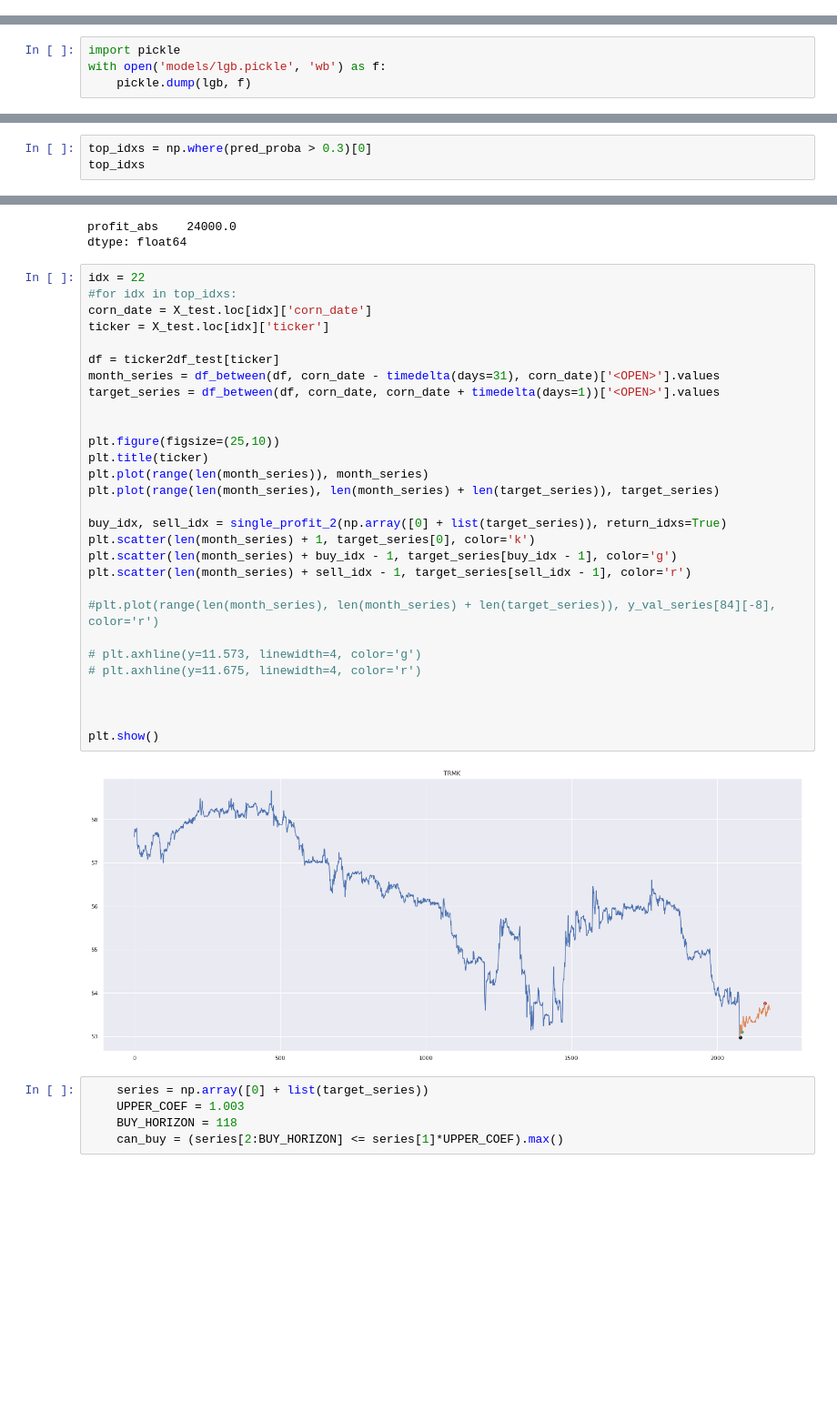
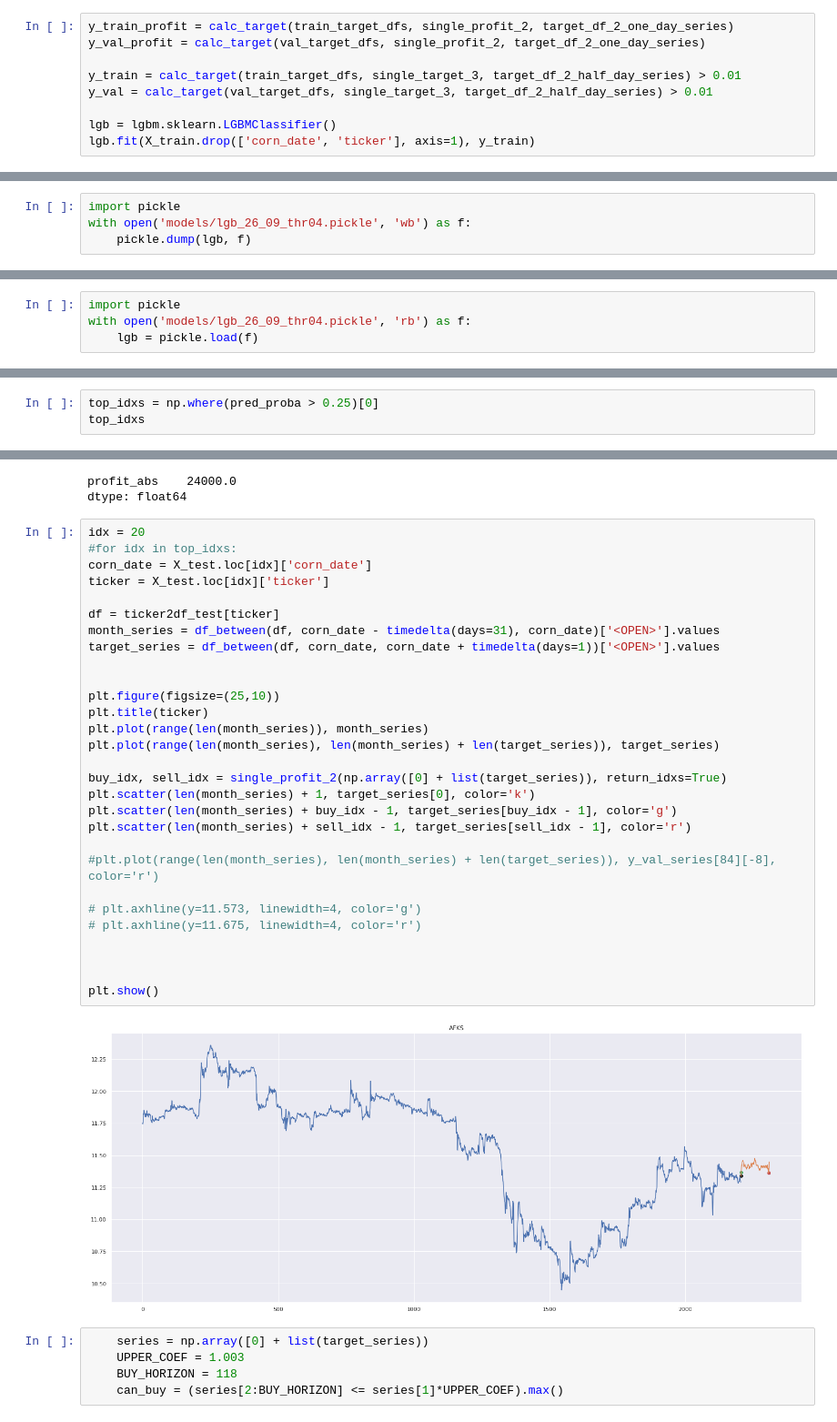
Before and after one commit to ajmal017/finance-4, a Jupyter notebook: train.ipynb, the cells around one changed output, grey strips where cells are left out. Shown: that part at 91% size. Cells and saved outputs as stored; diff of their text form; blank space fills up the shorter version.

```diff
--- a/train.ipynb
+++ b/train.ipynb
@@ -203,0 +74,9 @@ plt.plot(proba_matrix.sum(axis=0))
+# %%
+y_train_profit = calc_target(train_target_dfs, single_profit_2, target_df_2_one_day_series)
+y_val_profit = calc_target(val_target_dfs, single_profit_2, target_df_2_one_day_series)
+
+y_train = calc_target(train_target_dfs, single_target_3, target_df_2_half_day_series) > 0.01
+y_val = calc_target(val_target_dfs, single_target_3, target_df_2_half_day_series) > 0.01
+
+lgb = lgbm.sklearn.LGBMClassifier()
+lgb.fit(X_train.drop(['corn_date', 'ticker'], axis=1), y_train)
@@ -457,7 +243,7 @@ LGBMClassifier(boosting_type='gbdt', class_weight=None, colsample_bytree=1.0,
         subsample=1.0, subsample_for_bin=200000, subsample_freq=0)
 # %%
 import pickle
-with open('models/lgb.pickle', 'wb') as f:
+with open('models/lgb_26_09_thr04.pickle', 'wb') as f:
     pickle.dump(lgb, f)
 # %% [markdown]
 # Inference
@@ -501,5 +269,9 @@ FIVE
 # %%
 X_test, y_test_series = all_samples(ticker2df_test, [datetime.today().date()], test_mode=True)
+# %%
+import pickle
+with open('models/lgb_26_09_thr04.pickle', 'rb') as f:
+    lgb = pickle.load(f)
 # %%
 X_test
 # %% [output]
@@ -535,6 +307,6 @@ plt.show()
 # %% [output]
 666602.65
 # %%
-top_idxs = np.where(pred_proba > 0.3)[0]
+top_idxs = np.where(pred_proba > 0.25)[0]
 top_idxs
 # %% [output]
@@ -612,36 +362,36 @@ X_test.loc[top_idxs, ['profit_abs']].sum()
 profit_abs    24000.0
 dtype: float64
 # %%
-idx = 22
+idx = 20
 #for idx in top_idxs:
 corn_date = X_test.loc[idx]['corn_date']
 ticker = X_test.loc[idx]['ticker']
 
 df = ticker2df_test[ticker]
 month_series = df_between(df, corn_date - timedelta(days=31), corn_date)['<OPEN>'].values
 target_series = df_between(df, corn_date, corn_date + timedelta(days=1))['<OPEN>'].values
 
 
 plt.figure(figsize=(25,10))
 plt.title(ticker)
 plt.plot(range(len(month_series)), month_series)
 plt.plot(range(len(month_series), len(month_series) + len(target_series)), target_series)
 
 buy_idx, sell_idx = single_profit_2(np.array([0] + list(target_series)), return_idxs=True)
 plt.scatter(len(month_series) + 1, target_series[0], color='k')
 plt.scatter(len(month_series) + buy_idx - 1, target_series[buy_idx - 1], color='g')
 plt.scatter(len(month_series) + sell_idx - 1, target_series[sell_idx - 1], color='r')
 
 #plt.plot(range(len(month_series), len(month_series) + len(target_series)), y_val_series[84][-8], color='r')
 
 # plt.axhline(y=11.573, linewidth=4, color='g')
 # plt.axhline(y=11.675, linewidth=4, color='r')
 
 
 
 plt.show()
 # %% [output]
-[figure, old version]
+[figure, new version]
 # %%
     series = np.array([0] + list(target_series))
     UPPER_COEF = 1.003
```
Also changed, not shown: parts of 65 cells of this notebook, 1 other file.
